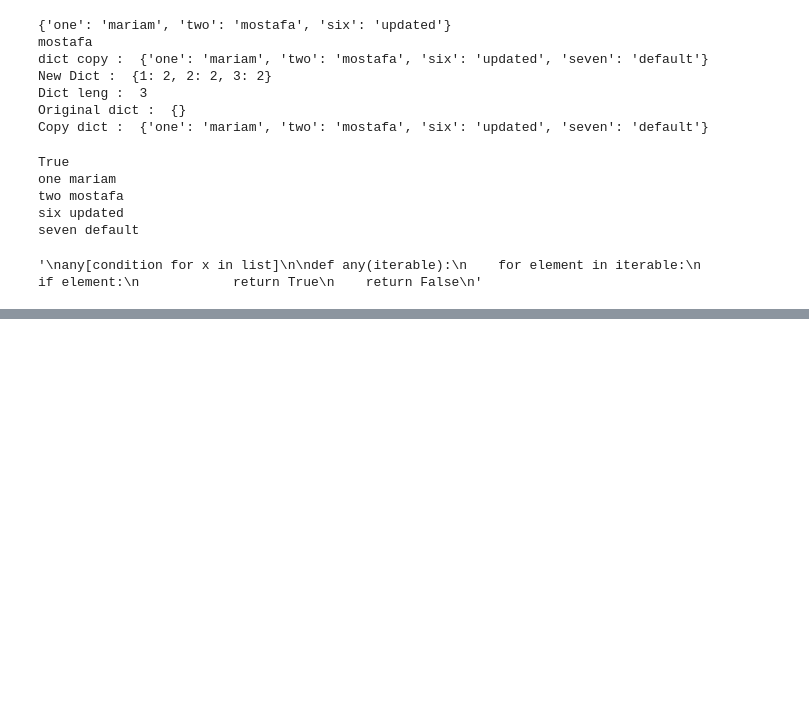
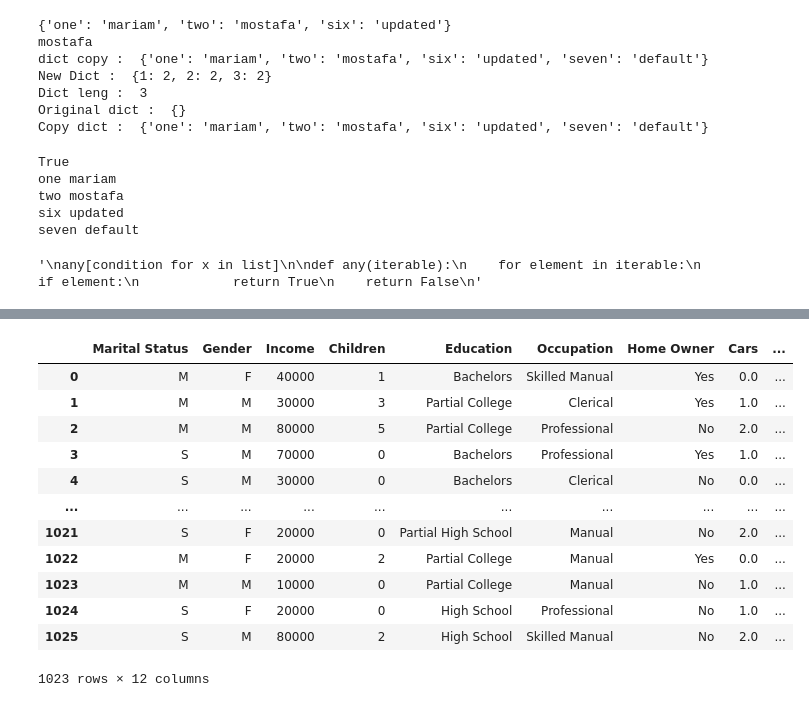
Before and after one commit to Mariamx811/Task2, a Jupyter notebook: Task2.ipynb, the cells around one changed output, grey strips where cells are left out. Saved outputs shown, nothing was run; the diff lists cells and outputs as text; code cells hidden in the pictures; blank space fills up the shorter version.

```diff
--- a/Task2.ipynb
+++ b/Task2.ipynb
@@ -154,0 +298,4 @@ def any(iterable):
+# %%
+#Filling some missing values, Indexing 0 as mode returns series of of items
+df_csv["Occupation"].fillna(df_csv["Occupation"].mode()[0], inplace = True)
+df_csv.info()
@@ -154,0 +329,4 @@ def any(iterable):
+# %%
+#Drop other rows with na values
+df_csv.dropna(axis=0, inplace = True)
+df_csv.info()
@@ -154,0 +431,19 @@ def any(iterable):
+# %%
+#Dropping a column
+df_csv.drop("ID",axis=1,inplace=True)
+# %%
+df_csv
+# %% [output]
+|  | Marital Status | Gender | Income | Children | Education | Occupation | Home Owner | Cars | ... |
+| 0 | M | F | 40000 | 1 | Bachelors | Skilled Manual | Yes | 0.0 | ... |
+| 1 | M | M | 30000 | 3 | Partial College | Clerical | Yes | 1.0 | ... |
+| 2 | M | M | 80000 | 5 | Partial College | Professional | No | 2.0 | ... |
+| 3 | S | M | 70000 | 0 | Bachelors | Professional | Yes | 1.0 | ... |
+| 4 | S | M | 30000 | 0 | Bachelors | Clerical | No | 0.0 | ... |
+| ... | ... | ... | ... | ... | ... | ... | ... | ... | ... |
+| 1021 | S | F | 20000 | 0 | Partial High School | Manual | No | 2.0 | ... |
+| 1022 | M | F | 20000 | 2 | Partial College | Manual | Yes | 0.0 | ... |
+| 1023 | M | M | 10000 | 0 | Partial College | Manual | No | 1.0 | ... |
+| 1024 | S | F | 20000 | 0 | High School | Professional | No | 1.0 | ... |
+| 1025 | S | M | 80000 | 2 | High School | Skilled Manual | No | 2.0 | ... |
+1023 rows × 12 columns
```
Also changed, not shown: parts of 28 cells of this notebook, 2 other files.
